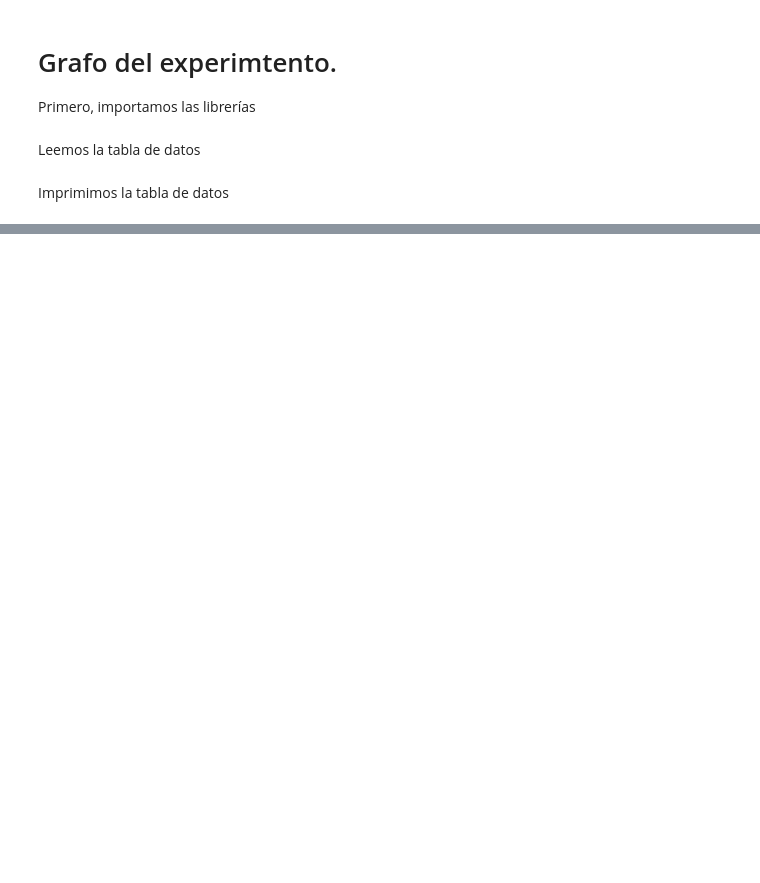
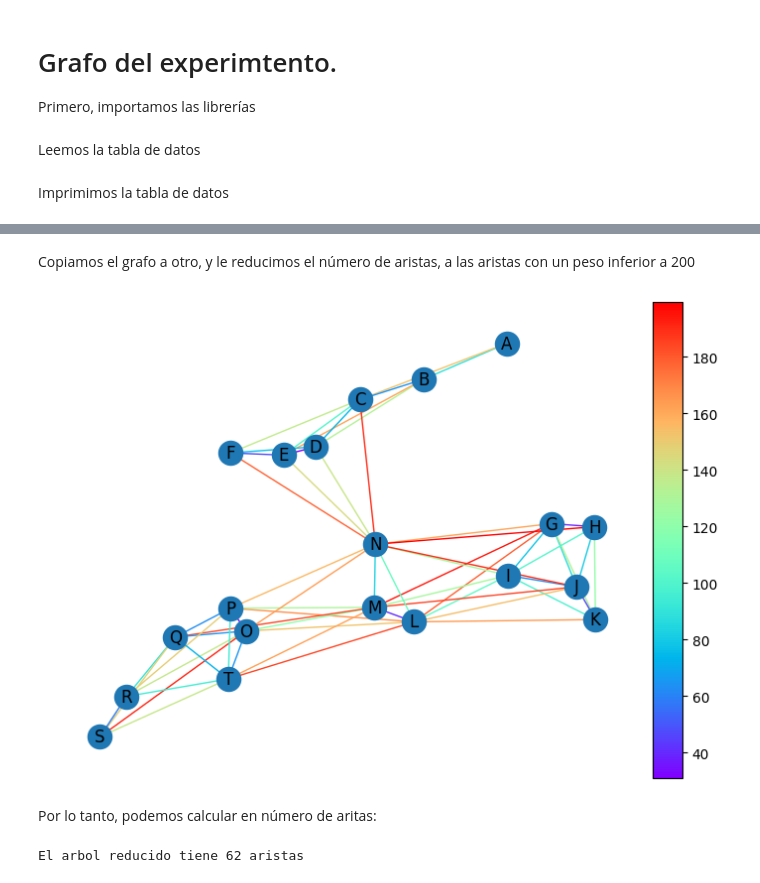
Before and after one commit to jorge1b3/Grafos, a Jupyter notebook: Principal.ipynb, the cells around one changed output, grey strips where cells are left out. Saved outputs shown, nothing was run; the diff lists cells and outputs as text; code cells hidden in the pictures; blank space fills up the shorter version.

```diff
--- a/Principal.ipynb
+++ b/Principal.ipynb
@@ -39,0 +85,31 @@ for(i,j,k) in zip (x,y,keys):
+# %% [markdown]
+Copiamos el grafo a otro, y le reducimos el número de aristas, a las aristas con un peso inferior a 200
+# %%
+
+G2 = G.copy()
+max_weight = 200
+G2.remove_edges_from([(u, v) for (u, v, d) in G2.edges(data=True) if d['weight'] > max_weight])
+
+
+# Dibujamos el grafo
+nx.draw(G2, nodes, edge_color=[G2[u][v]['weight'] for (u, v) in G2.edges()],
+        edge_cmap=plt.cm.rainbow, with_labels=True)
+
+# Creamos la barra de color
+divider = make_axes_locatable(plt.gca())
+ax_cb = divider.new_horizontal(size="5%", pad=0.05)
+pesosw = list([G2[u][v]['weight'] for (u, v) in G2.edges()])
+norm = mpl.colors.Normalize(vmin=min(pesosw), vmax=max(pesosw))
+cb1 = mpl.colorbar.ColorbarBase(ax=ax_cb,cmap=plt.cm.rainbow,norm=norm,orientation='vertical')
+plt.gcf().add_axes(ax_cb)
+
+#Mostramos imagen
+plt.show()
+# %% [output]
+[figure, added]
+# %% [markdown]
+Por lo tanto, podemos calcular en número de aritas:
+# %%
+print("El arbol reducido tiene " + str(len(G2.edges)) + " aristas\n")
+# %% [output]
+El arbol reducido tiene 62 aristas
```
Also changed, not shown: parts of 11 cells of this notebook.
